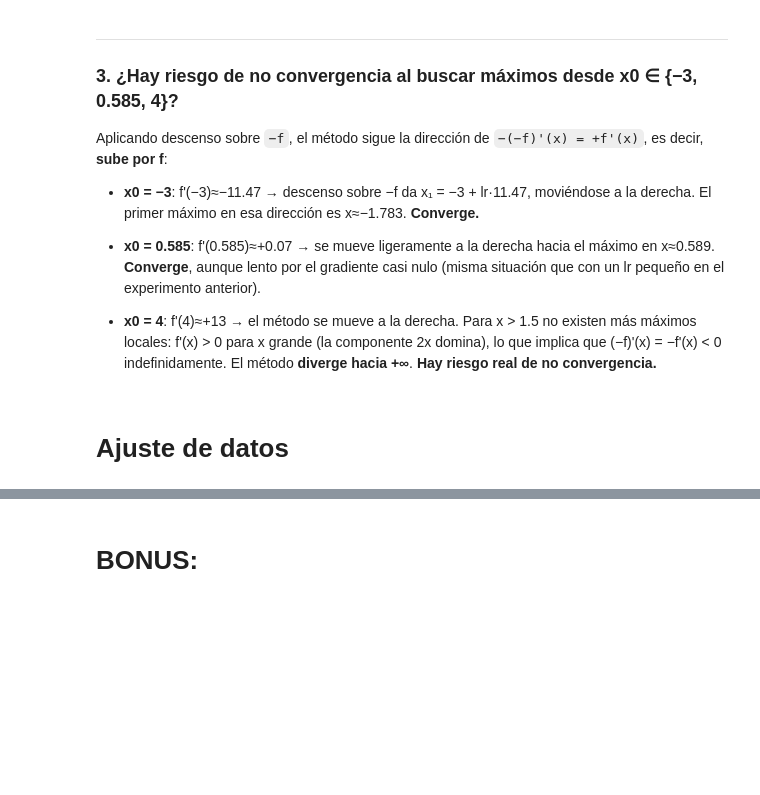
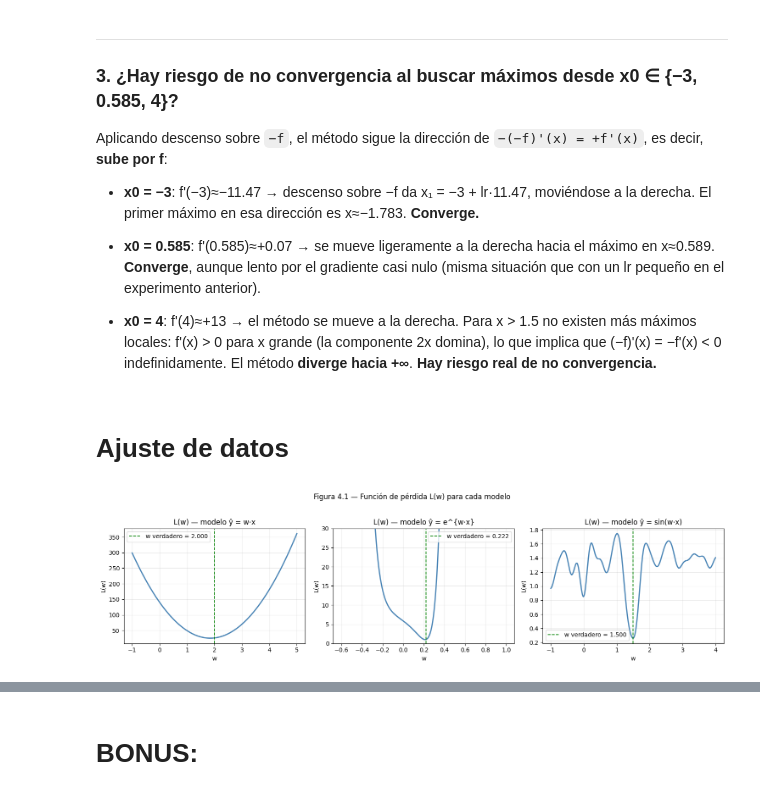
Before and after one commit to ignrdz2/2026_1_CALCULO-APLICADO_2DO-PROYECTO, a Jupyter notebook: project.ipynb, the cells around one changed output, grey strips where cells are left out. Cells and saved outputs as stored; diff of their text form; code cells hidden in the pictures; blank space fills up the shorter version.

Commit message:
parte 4 y correcciones en display de tablas 3

```diff
--- a/project.ipynb
+++ b/project.ipynb
@@ -222,12 +230,14 @@ for x0 in [-2, -1, 4]:
 # Descenso por gradiente (3 learning rates)
 for lr in [1e-3, 1e-2, 5e-2]:
     for x0 in [-3, 0.585, 4]:
-        cond = f"x0={x0}, lr={lr:.0e}"
+        lr_str = f"{lr:.0e}".replace("e-0", "e-")
+        cond = f"x0={x0}, lr={lr_str}"
         xn, iters = descenso_gradiente(f, x0, lr)
-        filas.append({"Método": f"Descenso lr={lr:.0e}", "Condición inicial": f"x0={x0}",
-                      "Predicción": predicciones[("Descenso", f"x0={x0}, lr={lr:.0e}")],
+        filas.append({"Método": f"Descenso lr={lr_str}", "Condición inicial": f"x0={x0}",
+                      "Predicción": predicciones[("Descenso", f"x0={x0}, lr={lr_str}")],
                       "xn": round(xn, 4), "f(xn)": round(f.eval(xn), 4), "Iters": iters})
 
 tabla = pd.DataFrame(filas)
 pd.set_option("display.max_colwidth", 25)
-display(tabla.to_string(index=False))
+#display(tabla.to_string(index=False))  -- Comente porque no se ve como tabla MK
+display(tabla)
@@ -502,5 +540,43 @@ df_sin = pd.read_csv("datasets/sin_model.csv")
 
 w = Variable()
 # %%
-# Genere la función de pérdida
+# 4.1 Función de pérdida: L(w) = (1/N) Σ (ŷ(xi;w) − yi)² ---
+# Se construye SIMBÓLICAMENTE sobre las abstracciones: w es la Variable y cada
+# (xi, yi) entra como Const. Así derivative() nos da L'(w) automáticamente.
+
+def construir_perdida(data, modelo):
+    N = len(data)
+    L = None
+    for xi, yi in zip(data["x"].values, data["y"].values):
+        term = (modelo(xi) - (yi)) ** 2      # (ŷ(xi;w) − yi)²
+        L = term if L is None else L + term
+    return L * (1.0 / N)
+
+# Modelo, dataset, etiqueta y w "verdadero" usado al generar los datos
+modelos = {
+    "lineal": (df_linear, lambda xi: xi * w,        "ŷ = w·x",      2.0),
+    "exp":    (df_exp,    lambda xi: exp(xi * w),   "ŷ = e^{w·x}",  1/4.5),
+    "sin":    (df_sin,    lambda xi: sin(xi * w),   "ŷ = sin(w·x)", 1.5),
+}
+perdidas = {k: construir_perdida(d, m) for k, (d, m, _, _) in modelos.items()}
+
+# Gráfica de L(w) para cada modelo
+grids = {"lineal": np.linspace(-1, 5, 400),
+         "exp":    np.linspace(-0.6, 1.0, 400),
+         "sin":    np.linspace(-1, 4, 800)}
+
+fig, axes = plt.subplots(1, 3, figsize=(15, 4))
+for ax, (k, (d, m, lab, wt)) in zip(axes, modelos.items()):
+    g = grids[k]
+    vals = np.array([perdidas[k].eval(wv) for wv in g])
+    ax.plot(g, vals, color="steelblue", lw=2)
+    ax.axvline(wt, color="green", ls="--", lw=1.3, label=f"w verdadero = {wt:.3f}")
+    ax.set_title(f"L(w) — modelo {lab}")
+    ax.set_xlabel("w"); ax.set_ylabel("L(w)")
+    ax.grid(alpha=0.25); ax.legend()
+axes[1].set_ylim(0, 30)   # el exp explota: recortamos para ver el mínimo
+plt.suptitle("Figura 4.1 — Función de pérdida L(w) para cada modelo", y=1.03)
+plt.tight_layout(); plt.show()
+# %% [output]
+[figure, added]
 # %%
```
Also changed, not shown: parts of 6 cells of this notebook.
